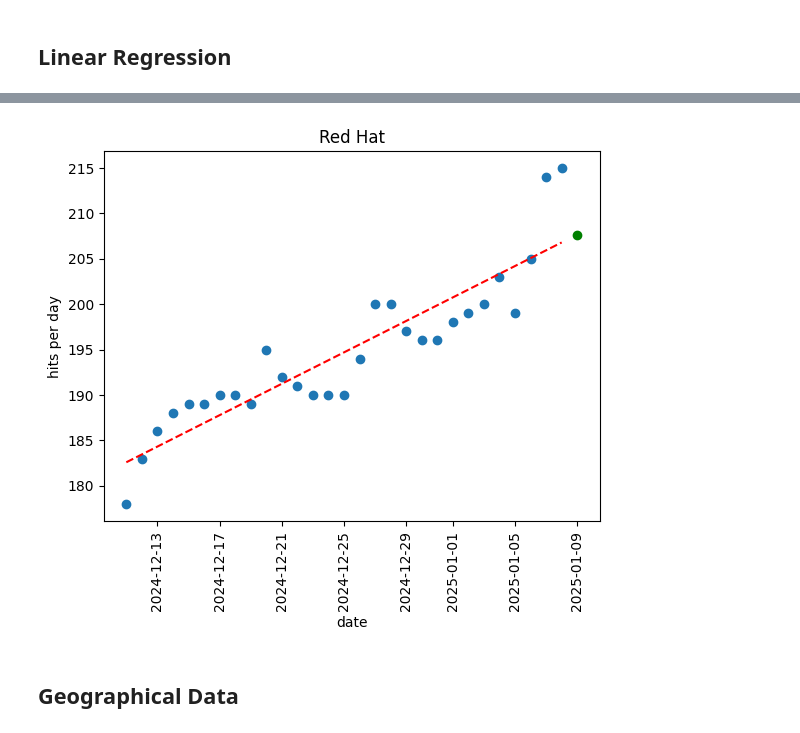
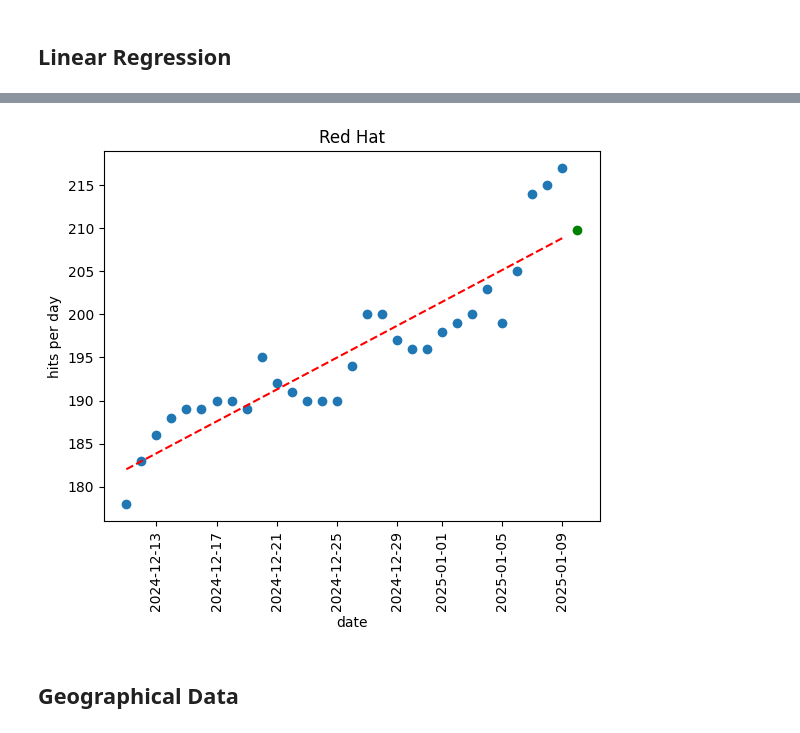
Before and after one commit to apavazza/linux-distros, a Jupyter notebook: linux_distros.ipynb, the cells around one changed output, grey strips where cells are left out. Saved outputs shown, nothing was run; the diff lists cells and outputs as text; code cells hidden in the pictures.

```diff
--- a/linux_distros.ipynb
+++ b/linux_distros.ipynb
@@ -183,7 +188,8 @@ file_list = ['cumulative_2024-12-11.csv',
              'cumulative_2025-01-05.csv',
              'cumulative_2025-01-06.csv',
              'cumulative_2025-01-07.csv',
-             'cumulative_2025-01-08.csv']
+             'cumulative_2025-01-08.csv',
+             'cumulative_2025-01-09.csv']
 
 dfs = list()
 
@@ -296,3 +302,3 @@ Prediction for 2025-01-09T00:00:00 is: 787.2733990147783
 # %%
-regression('Red Hat', date(2025, 1, 9))
+regression('Red Hat', date(2025, 1, 10))
 # %% [output]
@@ -301,4 +307,4 @@ Prediction for 2025-01-09T00:00:00 is: 207.6576354679803
-[figure, old version]
+[figure, new version]
 # %% [markdown]
 ## Geographical Data
 # %%
```
Also changed, not shown: parts of 9 cells of this notebook.
